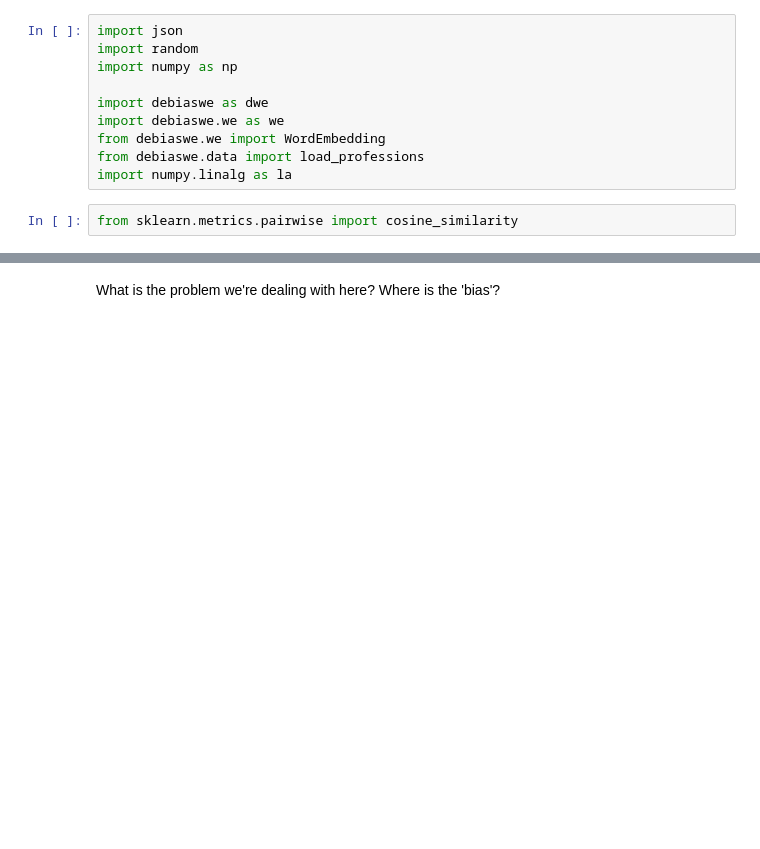
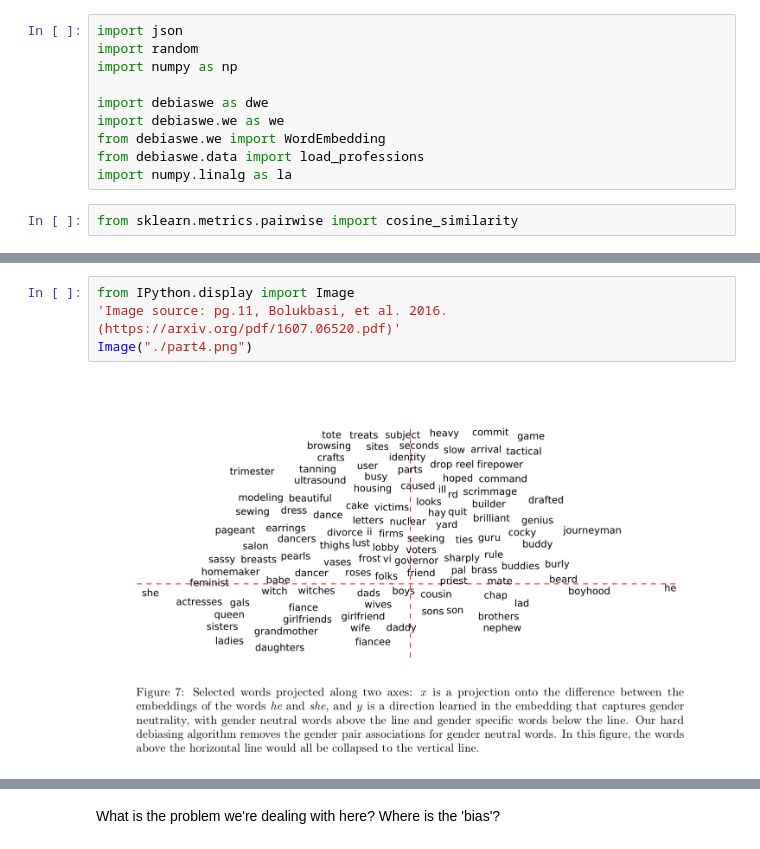
Before and after one commit to sul-cidr/dh2018-word-vector-workshops, a Jupyter notebook: part4.ipynb, the cells around one changed output, grey strips where cells are left out. Cells and saved outputs as stored; diff of their text form; blank space fills up the shorter version.

Commit message:
part4 edits

```diff
--- a/part4.ipynb
+++ b/part4.ipynb
@@ -138,3 +238,9 @@ gender_specific_words
+# %%
+from IPython.display import Image
+'Image source: pg.11, Bolukbasi, et al. 2016. (https://arxiv.org/pdf/1607.06520.pdf)'
+Image("./part4.png")
+# %% [output]
+[figure, added]
 # %%
 # We also get a list of professions
 professions = load_professions()
```
Also changed, not shown: parts of 50 cells of this notebook, 1 other file.
